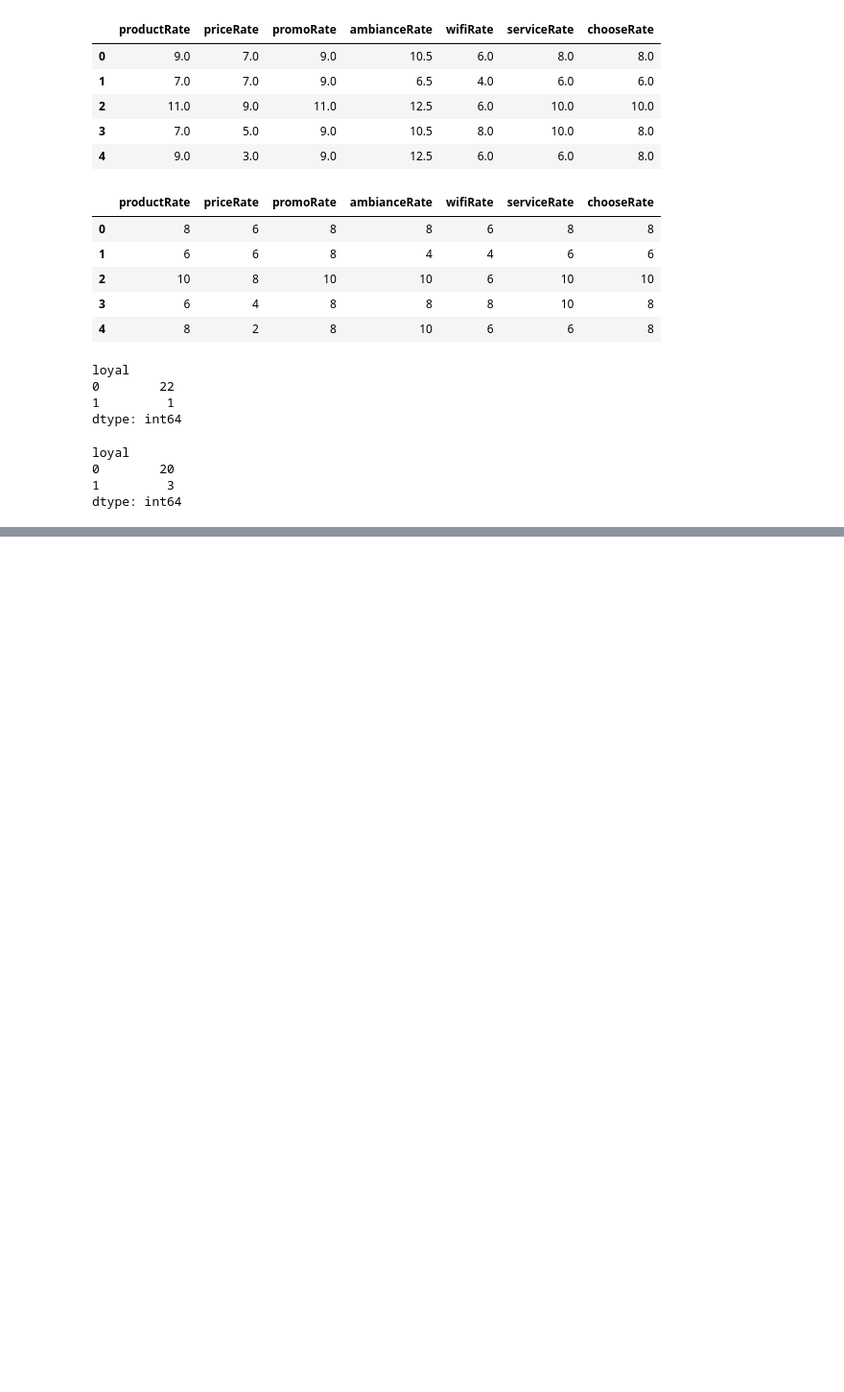
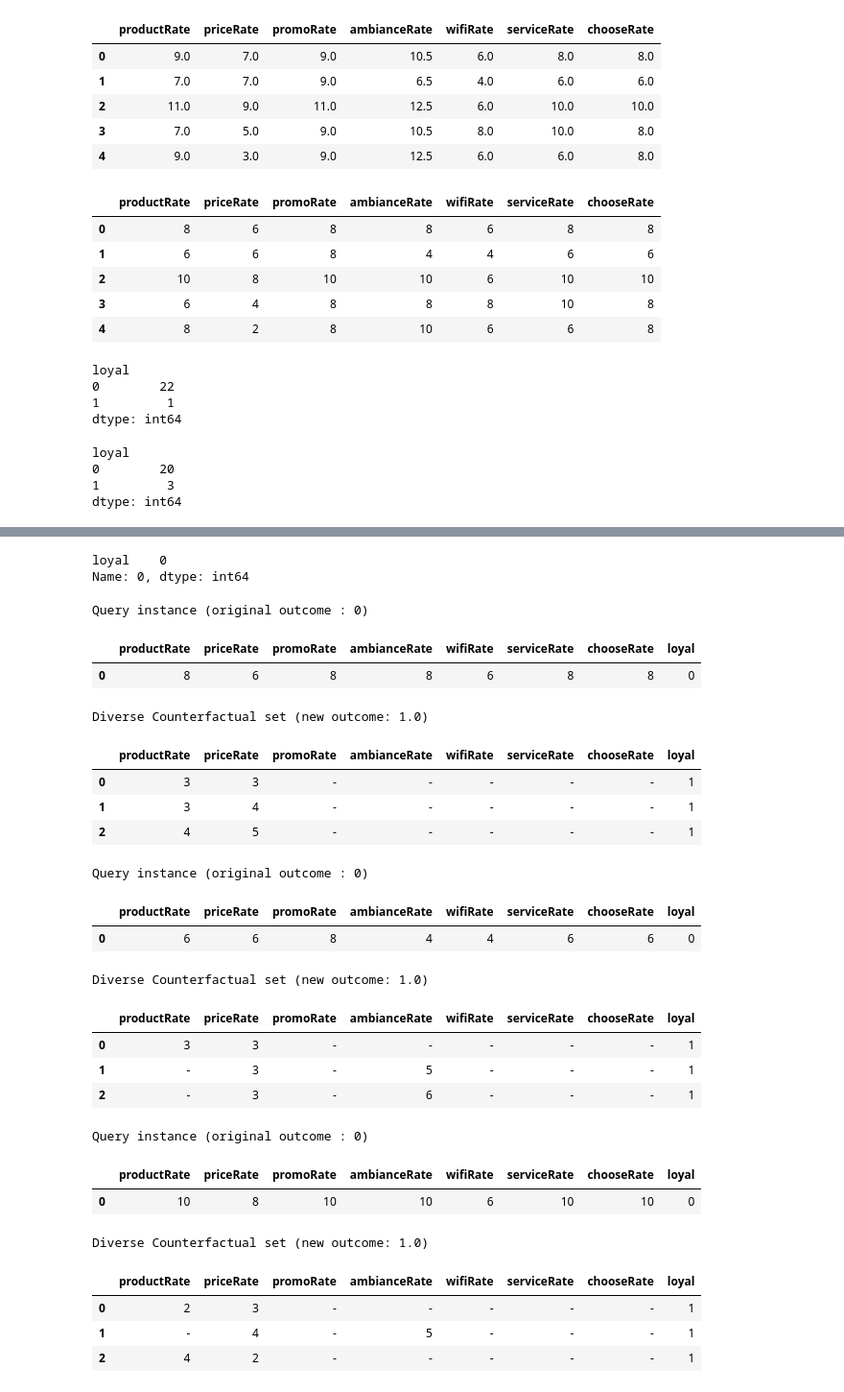
Before and after one commit to miguelvelazco0116/starbucks-customer-survey, a Jupyter notebook: optimizing_loyalty.ipynb, the cells around one changed output, grey strips where cells are left out. Shown at 96% size. Cells and saved outputs as stored; diff of their text form; code cells hidden in the pictures; blank space fills up the shorter version.

```diff
--- a/optimizing_loyalty.ipynb
+++ b/optimizing_loyalty.ipynb
@@ -282,0 +293,2 @@ Overall, there are several aspects to consider, such as the relationship between
+# %%
+df_train = pd.concat([X_train, y_train], axis = 1)
@@ -282,0 +301,8 @@ Overall, there are several aspects to consider, such as the relationship between
+# %%
+d = dice_ml.Data(dataframe = df_train,
+                 continuous_features = list(feature_labels),
+                 outcome_name='loyal')
+# %%
+m = dice_ml.Model(model=model, backend="sklearn")
+
+exp = dice_ml.Dice(d, m, method="random")
@@ -282,0 +320,37 @@ Overall, there are several aspects to consider, such as the relationship between
+# %%
+y_test.iloc[0]
+# %% [output]
+loyal    0
+Name: 0, dtype: int64
+# %%
+e1 = exp.generate_counterfactuals(X_test[0:3],
+                                  total_CFs=3,
+                                  features_to_vary=['productRate', 'priceRate', 'ambianceRate'],
+                                  desired_class="opposite")
+# %%
+e1.visualize_as_dataframe(show_only_changes=True)
+# %% [output]
+Query instance (original outcome : 0)
+|  | productRate | priceRate | promoRate | ambianceRate | wifiRate | serviceRate | chooseRate | loyal |
+| 0 | 8 | 6 | 8 | 8 | 6 | 8 | 8 | 0 |
+Diverse Counterfactual set (new outcome: 1.0)
+|  | productRate | priceRate | promoRate | ambianceRate | wifiRate | serviceRate | chooseRate | loyal |
+| 0 | 3 | 3 | - | - | - | - | - | 1 |
+| 1 | 3 | 4 | - | - | - | - | - | 1 |
+| 2 | 4 | 5 | - | - | - | - | - | 1 |
+Query instance (original outcome : 0)
+|  | productRate | priceRate | promoRate | ambianceRate | wifiRate | serviceRate | chooseRate | loyal |
+| 0 | 6 | 6 | 8 | 4 | 4 | 6 | 6 | 0 |
+Diverse Counterfactual set (new outcome: 1.0)
+|  | productRate | priceRate | promoRate | ambianceRate | wifiRate | serviceRate | chooseRate | loyal |
+| 0 | 3 | 3 | - | - | - | - | - | 1 |
+| 1 | - | 3 | - | 5 | - | - | - | 1 |
+| 2 | - | 3 | - | 6 | - | - | - | 1 |
+Query instance (original outcome : 0)
+|  | productRate | priceRate | promoRate | ambianceRate | wifiRate | serviceRate | chooseRate | loyal |
+| 0 | 10 | 8 | 10 | 10 | 6 | 10 | 10 | 0 |
+Diverse Counterfactual set (new outcome: 1.0)
+|  | productRate | priceRate | promoRate | ambianceRate | wifiRate | serviceRate | chooseRate | loyal |
+| 0 | 2 | 3 | - | - | - | - | - | 1 |
+| 1 | - | 4 | - | 5 | - | - | - | 1 |
+| 2 | 4 | 2 | - | - | - | - | - | 1 |
```
Also changed, not shown: parts of 11 cells of this notebook.
